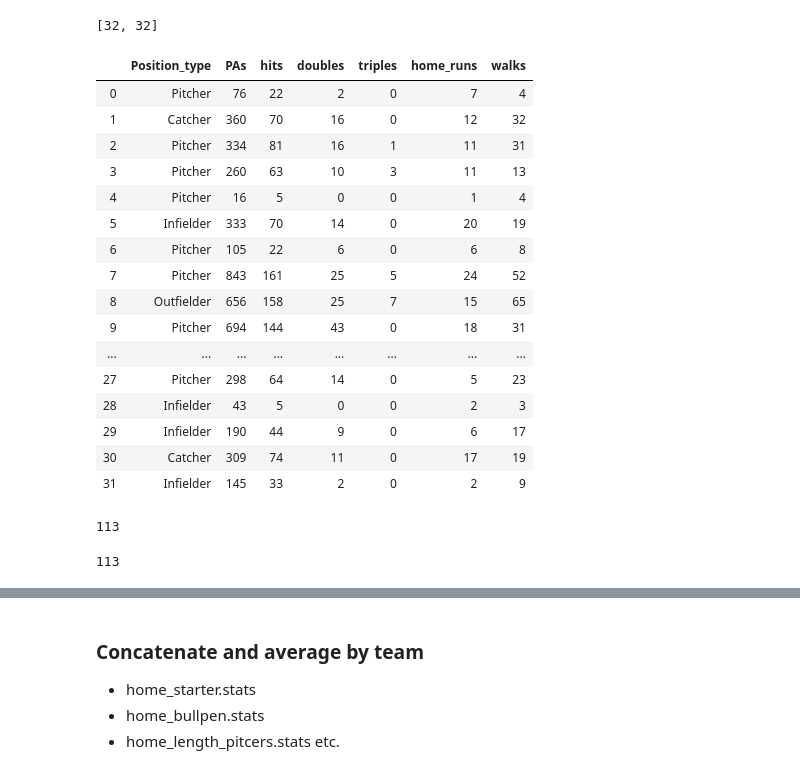
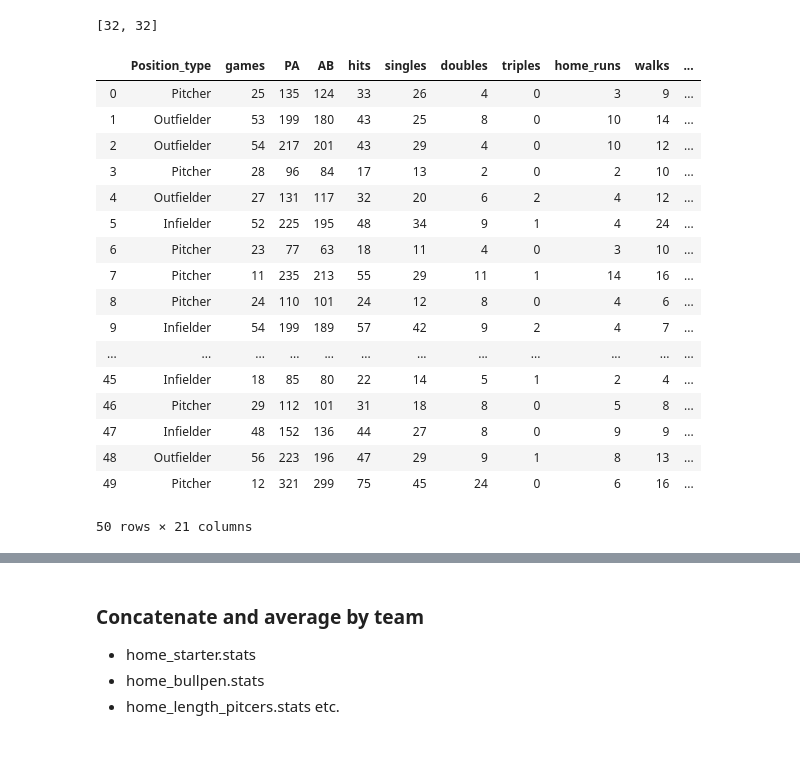
Before and after one commit to schlinkertc/mlb_predictions, a Jupyter notebook: SQL_Alchemy.ipynb, the cells around one changed output, grey strips where cells are left out. Saved outputs shown, nothing was run; the diff lists cells and outputs as text; code cells hidden in the pictures.

Commit message:
game stats started

```diff
--- a/SQL_Alchemy.ipynb
+++ b/SQL_Alchemy.ipynb
@@ -415,46 +491,42 @@ mike_trout_person.relevant_stats(most_recent_game)
 # %%
 for x in [x.players(session) for x in most_recent_game.teams]:
     df=pd.DataFrame.from_dict([y.relevant_stats(most_recent_game) for y in x])
-# %%
-df
-# %% [output]
-|  | Position_type | PAs | hits | doubles | triples | home_runs | walks |
-| 0 | Pitcher | 76 | 22 | 2 | 0 | 7 | 4 |
-| 1 | Catcher | 360 | 70 | 16 | 0 | 12 | 32 |
-| 2 | Pitcher | 334 | 81 | 16 | 1 | 11 | 31 |
-| 3 | Pitcher | 260 | 63 | 10 | 3 | 11 | 13 |
-| 4 | Pitcher | 16 | 5 | 0 | 0 | 1 | 4 |
-| 5 | Infielder | 333 | 70 | 14 | 0 | 20 | 19 |
-| 6 | Pitcher | 105 | 22 | 6 | 0 | 6 | 8 |
-| 7 | Pitcher | 843 | 161 | 25 | 5 | 24 | 52 |
-| 8 | Outfielder | 656 | 158 | 25 | 7 | 15 | 65 |
-| 9 | Pitcher | 694 | 144 | 43 | 0 | 18 | 31 |
-| ... | ... | ... | ... | ... | ... | ... | ... |
-| 27 | Pitcher | 298 | 64 | 14 | 0 | 5 | 23 |
-| 28 | Infielder | 43 | 5 | 0 | 0 | 2 | 3 |
-| 29 | Infielder | 190 | 44 | 9 | 0 | 6 | 17 |
-| 30 | Catcher | 309 | 74 | 11 | 0 | 17 | 19 |
-| 31 | Infielder | 145 | 33 | 2 | 0 | 2 | 9 |
-# %%
-game_record_test.homeTeam_id
-# %% [output]
-113
-# %%
-game_record_test.teams[0].team_id
-# %% [output]
-113
 # %%
-def game_relevant_stats(session,gameTeam_record):
+# I want to be able to tune the limit argument as a hyperparameter of my model
+# I think that means that this will be the first step of my pipeline
+def game_relevant_stats(session,gameTeam_record,limit=None):
     game_record = gameTeam_record.game
     stats = []
     for team in game_record.teams:
-        stats_dicts = [player.relevant_stats(game_record) for player in team.players(session)]
+        stats_dicts = [player.relevant_stats(game_record,limit) for player in team.players(session)]
         for stats_dict in stats_dicts:
             if team.team_id==game_record.homeTeam_id:
                 stats_dict['home']=1
             else:
-                stats_dict['home']=0
+                stats_dict['home']=-1
         stats.append(stats_dicts)
     return [item for sublist in stats for item in sublist]
+# %%
+game_dicts=game_relevant_stats(session,gameTeam_record_test)
 # %%
-game_df = pd.DataFrame.from_dict(game_relevant_stats(session,gameTeam_record_test))
+game_df = pd.DataFrame.from_dict(game_dicts)
+display(game_df)
+# %% [output]
+|  | Position_type | games | PA | AB | hits | singles | doubles | triples | home_runs | walks | ... |
+| 0 | Pitcher | 25 | 135 | 124 | 33 | 26 | 4 | 0 | 3 | 9 | ... |
+| 1 | Outfielder | 53 | 199 | 180 | 43 | 25 | 8 | 0 | 10 | 14 | ... |
+| 2 | Outfielder | 54 | 217 | 201 | 43 | 29 | 4 | 0 | 10 | 12 | ... |
+| 3 | Pitcher | 28 | 96 | 84 | 17 | 13 | 2 | 0 | 2 | 10 | ... |
+| 4 | Outfielder | 27 | 131 | 117 | 32 | 20 | 6 | 2 | 4 | 12 | ... |
+| 5 | Infielder | 52 | 225 | 195 | 48 | 34 | 9 | 1 | 4 | 24 | ... |
+| 6 | Pitcher | 23 | 77 | 63 | 18 | 11 | 4 | 0 | 3 | 10 | ... |
+| 7 | Pitcher | 11 | 235 | 213 | 55 | 29 | 11 | 1 | 14 | 16 | ... |
+| 8 | Pitcher | 24 | 110 | 101 | 24 | 12 | 8 | 0 | 4 | 6 | ... |
+| 9 | Infielder | 54 | 199 | 189 | 57 | 42 | 9 | 2 | 4 | 7 | ... |
+| ... | ... | ... | ... | ... | ... | ... | ... | ... | ... | ... | ... |
+| 45 | Infielder | 18 | 85 | 80 | 22 | 14 | 5 | 1 | 2 | 4 | ... |
+| 46 | Pitcher | 29 | 112 | 101 | 31 | 18 | 8 | 0 | 5 | 8 | ... |
+| 47 | Infielder | 48 | 152 | 136 | 44 | 27 | 8 | 0 | 9 | 9 | ... |
+| 48 | Outfielder | 56 | 223 | 196 | 47 | 29 | 9 | 1 | 8 | 13 | ... |
+| 49 | Pitcher | 12 | 321 | 299 | 75 | 45 | 24 | 0 | 6 | 16 | ... |
+50 rows × 21 columns
```
Also changed, not shown: parts of 16 cells of this notebook.
